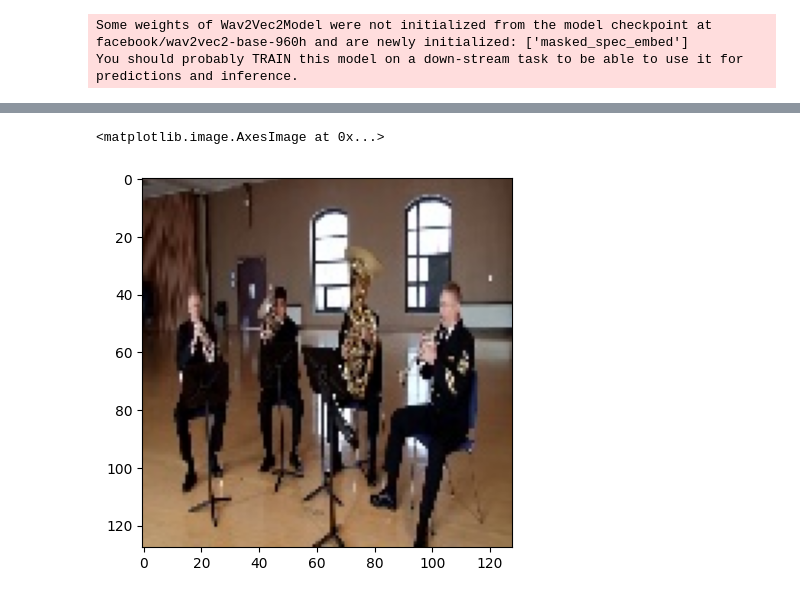
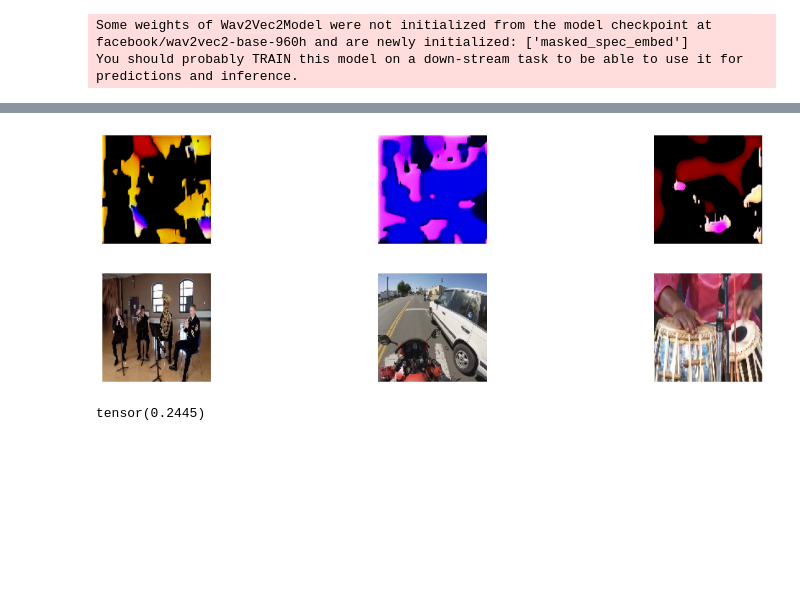
Before and after one commit to roman0810/sound2image, a Jupyter notebook: eval.ipynb, the cells around one changed output, grey strips where cells are left out. Drawn from its saved outputs; the diff is of its cells as text; code cells hidden in the pictures; blank space fills up the shorter version.

```diff
--- a/eval.ipynb
+++ b/eval.ipynb
@@ -81,5 +75,7 @@ val_losses
+# %%
+data = iter(val_loader)
 # %%
-audio,image = next(iter(val_loader))
+audio,image = next(data)
 audio_embeds = encode(audio.to(device))
 
 model.to(device)
@@ -90,5 +86,6 @@ generated_image = diffusion.reverse_process(
     guidance_scale=7.5,
     batch_size=3,
     use_ddim=True,
-    timesteps=100  #число шагов
+    eta=0.1,
+    timesteps=1000  #число шагов
 )
@@ -100,8 +92,49 @@ plt.imshow(torch.permute(generated_image[0].cpu(), (1,2,0)).numpy())
+# %%
+def show_images(images: torch.Tensor):
+    """
+    Отображает все изображения из входного тензора.
+
+    :param images: torch.Tensor размера (BATCH, 3, 128, 128)
+    """
+    # Преобразуем тензор в numpy-массив
+    images = images.permute(0, 2, 3, 1).numpy()  # Изменяем порядок осей для корректного отображения
+
+    # Определяем количество строк и столбцов для отображения изображений
+    batch_size = images.shape[0]
+    cols = min(batch_size, 8)  # Максимум 8 изображений в строке
+    rows = (batch_size + cols - 1) // cols  # Вычисляем необходимое количество строк
+
+    # Создаем фигуру и оси для отображения изображений
+    fig, axes = plt.subplots(rows, cols, figsize=(15, 2 * rows))
+
+    # Если только одно изображение, преобразуем axes в массив для унификации обработки
+    if batch_size == 1:
+        axes = [axes]
+    else:
+        axes = axes.flatten()
+
+    # Отображаем каждое изображение
+    for i in range(batch_size):
+        img = images[i]
+        img = (img - img.min()) / (img.max() - img.min())  # Нормализуем значения пикселей к диапазону [0, 1]
+        axes[i].imshow(img)
+        axes[i].axis('off')  # Скрываем оси
+
+    plt.tight_layout()
+    plt.show()
+
+
+show_images(generated_image.cpu())
+# %% [output]
+[figure, added]
 # %%
-plt.imshow(torch.permute(image[0], (1,2,0)))
+show_images(image)
 # %% [output]
-<matplotlib.image.AxesImage at 0x...>
-[figure, old version]
+[figure, new version]
+# %%
+torch.nn.functional.mse_loss(generated_image.cpu(), image)
+# %% [output]
+tensor(0.2445)
 # %%
 # модель сошлась на lr=0.0005 на 30 эпохах. Потери составили ~0.68
 # размерность UNet:
```
Also changed, not shown: parts of 6 cells of this notebook, 3 other files.
